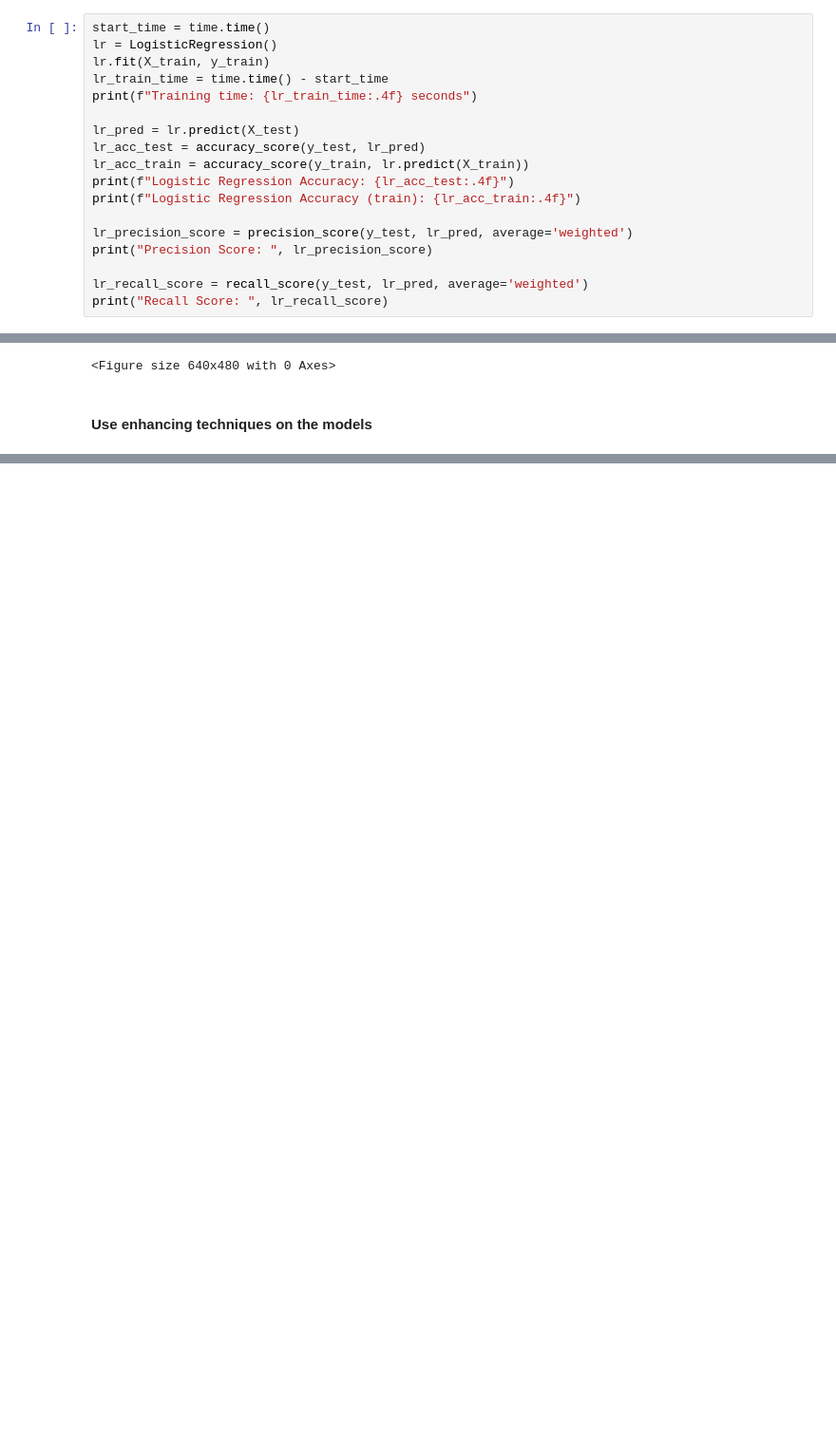
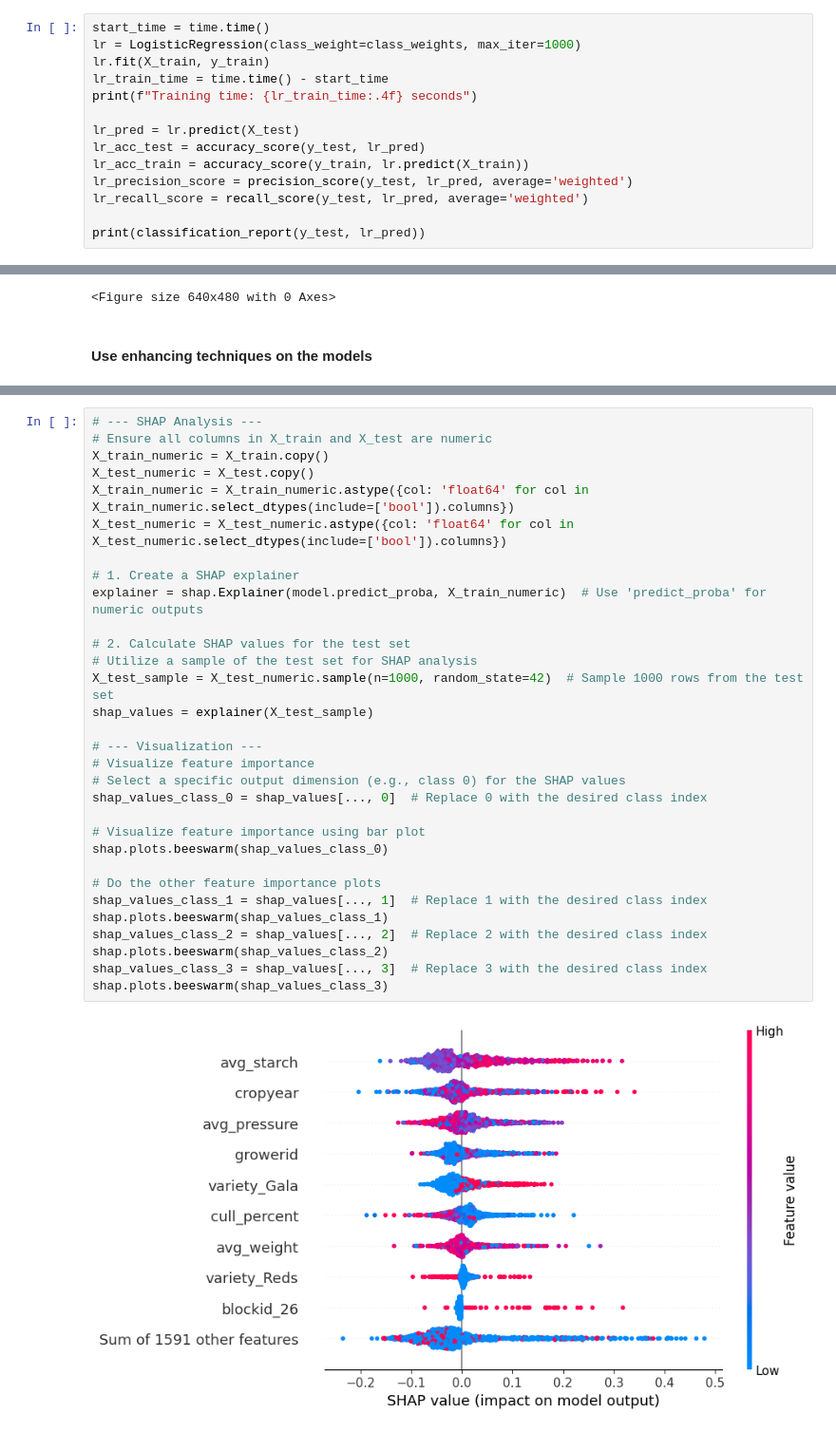
Before and after one commit to eflo11/Berkely_Capstone, a Jupyter notebook: main.ipynb, the cells around one changed output, grey strips where cells are left out. Shown at 95% size. Drawn from its saved outputs; the diff is of its cells as text; blank space fills up the shorter version.

```diff
--- a/main.ipynb
+++ b/main.ipynb
@@ -148,7 +224,7 @@ Baseline Accuracy: 0.3100
 #### Go through key models
 # %%
 start_time = time.time()
-lr = LogisticRegression()
+lr = LogisticRegression(class_weight=class_weights, max_iter=1000)
 lr.fit(X_train, y_train)
 lr_train_time = time.time() - start_time
 print(f"Training time: {lr_train_time:.4f} seconds")
@@ -156,12 +232,8 @@ print(f"Training time: {lr_train_time:.4f} seconds")
 lr_pred = lr.predict(X_test)
 lr_acc_test = accuracy_score(y_test, lr_pred)
 lr_acc_train = accuracy_score(y_train, lr.predict(X_train))
-print(f"Logistic Regression Accuracy: {lr_acc_test:.4f}")
-print(f"Logistic Regression Accuracy (train): {lr_acc_train:.4f}")
+lr_precision_score = precision_score(y_test, lr_pred, average='weighted')
+lr_recall_score = recall_score(y_test, lr_pred, average='weighted')
 
-lr_precision_score = precision_score(y_test, lr_pred, average='weighted')
-print("Precision Score: ", lr_precision_score)
-
-lr_recall_score = recall_score(y_test, lr_pred, average='weighted')
-print("Recall Score: ", lr_recall_score)
+print(classification_report(y_test, lr_pred))
 # %% [output]
@@ -351,0 +463,33 @@ plt.savefig('./images/results.png')
+# %%
+# --- SHAP Analysis ---
+# Ensure all columns in X_train and X_test are numeric
+X_train_numeric = X_train.copy()
+X_test_numeric = X_test.copy()
+X_train_numeric = X_train_numeric.astype({col: 'float64' for col in X_train_numeric.select_dtypes(include=['bool']).columns})
+X_test_numeric = X_test_numeric.astype({col: 'float64' for col in X_test_numeric.select_dtypes(include=['bool']).columns})
+
+# 1. Create a SHAP explainer
+explainer = shap.Explainer(model.predict_proba, X_train_numeric)  # Use 'predict_proba' for numeric outputs
+
+# 2. Calculate SHAP values for the test set
+# Utilize a sample of the test set for SHAP analysis
+X_test_sample = X_test_numeric.sample(n=1000, random_state=42)  # Sample 1000 rows from the test set
+shap_values = explainer(X_test_sample)
+
+# --- Visualization ---
+# Visualize feature importance
+# Select a specific output dimension (e.g., class 0) for the SHAP values
+shap_values_class_0 = shap_values[..., 0]  # Replace 0 with the desired class index
+
+# Visualize feature importance using bar plot
+shap.plots.beeswarm(shap_values_class_0)
+
+# Do the other feature importance plots
+shap_values_class_1 = shap_values[..., 1]  # Replace 1 with the desired class index
+shap.plots.beeswarm(shap_values_class_1)
+shap_values_class_2 = shap_values[..., 2]  # Replace 2 with the desired class index
+shap.plots.beeswarm(shap_values_class_2)
+shap_values_class_3 = shap_values[..., 3]  # Replace 3 with the desired class index
+shap.plots.beeswarm(shap_values_class_3)
+# %% [output]
+[figure, added]
```
Also changed, not shown: parts of 26 cells of this notebook, 2 other files.
